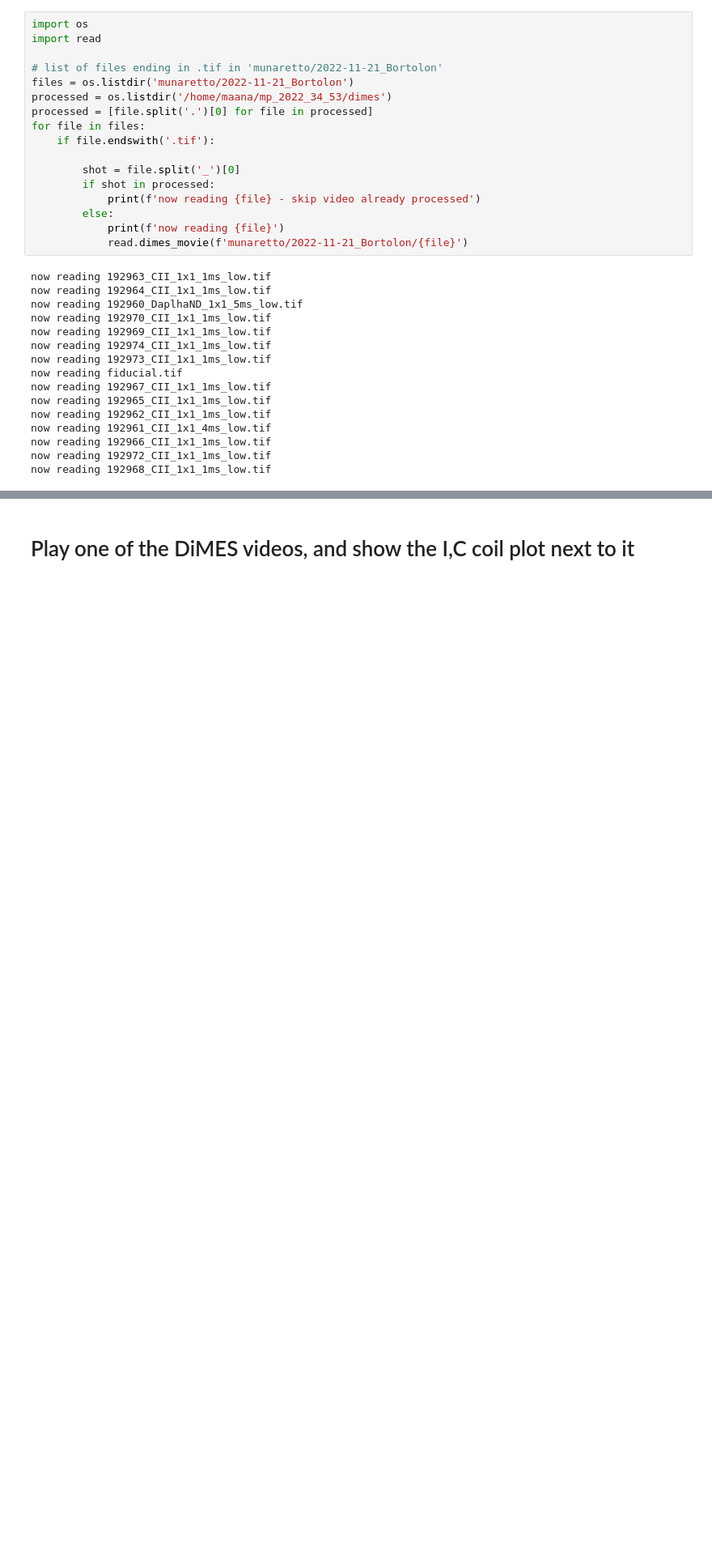
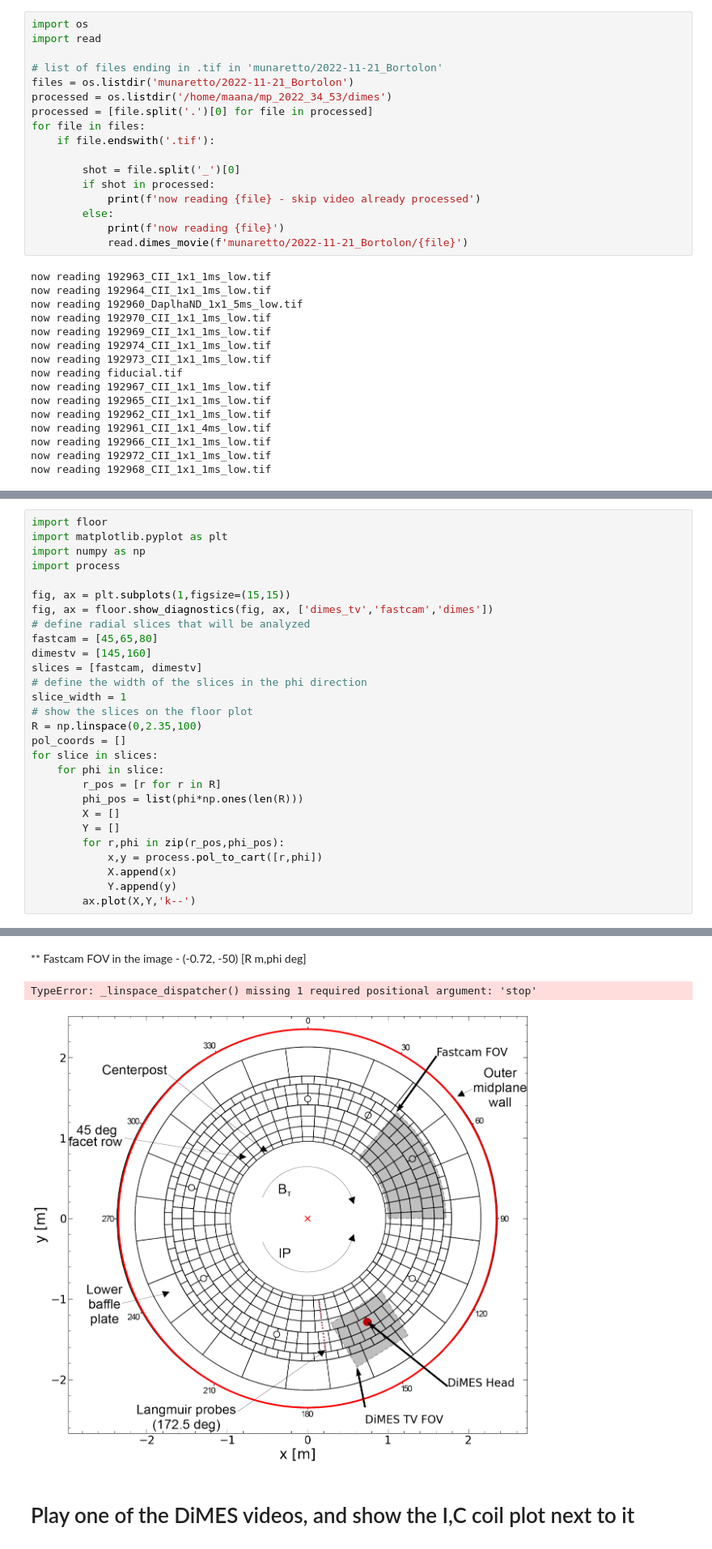
Before and after one commit to as-maan/sol_efc, a Jupyter notebook: DiMES.ipynb, the cells around one changed output, grey strips where cells are left out. Shown at 81% size. Drawn from its saved outputs; the diff is of its cells as text; blank space fills up the shorter version.

```diff
--- a/DiMES.ipynb
+++ b/DiMES.ipynb
@@ -73,0 +38,29 @@ ax.add_patch(fc_fov)
+# %%
+import floor
+import matplotlib.pyplot as plt
+import numpy as np
+import process
+
+fig, ax = plt.subplots(1,figsize=(15,15))
+fig, ax = floor.show_diagnostics(fig, ax, ['dimes_tv','fastcam','dimes'])
+# define radial slices that will be analyzed
+fastcam = [45,65,80]
+dimestv = [145,160]
+slices = [fastcam, dimestv]
+# define the width of the slices in the phi direction
+slice_width = 1
+# show the slices on the floor plot
+R = np.linspace(0,2.35,100)
+pol_coords = []
+for slice in slices:
+    for phi in slice:
+        r_pos = [r for r in R]
+        phi_pos = list(phi*np.ones(len(R)))
+        X = []
+        Y = []
+        for r,phi in zip(r_pos,phi_pos):
+            x,y = process.pol_to_cart([r,phi])
+            X.append(x)
+            Y.append(y)
+        ax.plot(X,Y,'k--')
+# %% [output]
@@ -74,3 +69,6 @@ ax.add_patch(fc_fov)
+** Fastcam FOV in the image - (-0.72, -50) [R m,phi deg]
+TypeError: _linspace_dispatcher() missing 1 required positional argument: 'stop'
+[figure, added]
 # %% [markdown]
 # Play one of the DiMES videos, and show the I,C coil plot next to it
 # %%
```
Also changed, not shown: parts of 10 cells of this notebook, 3 other files.
